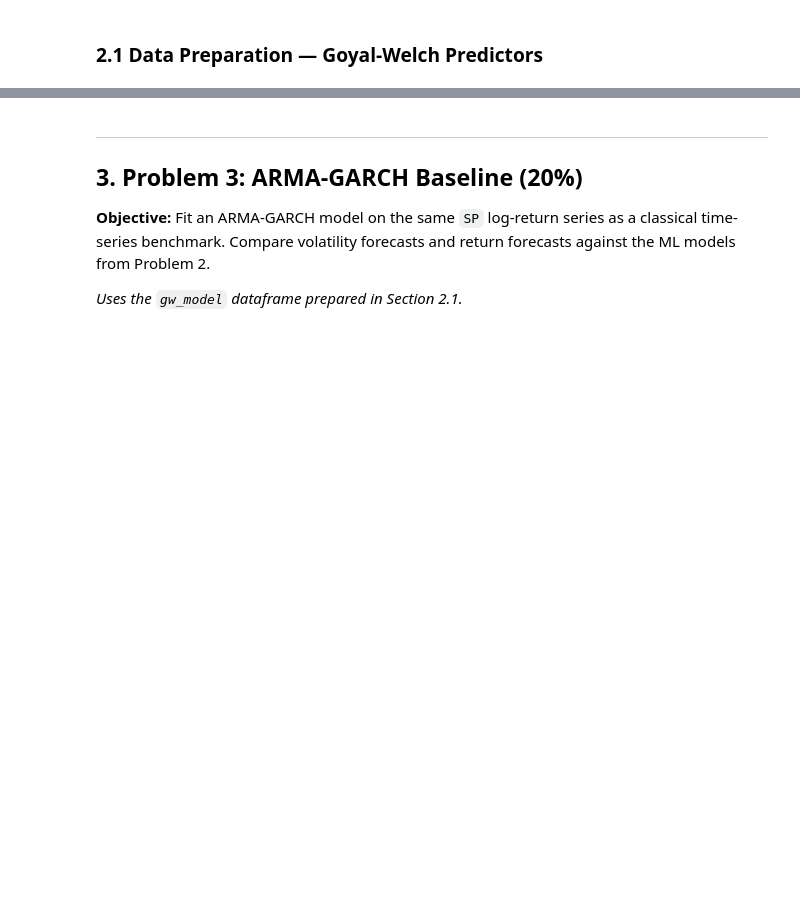
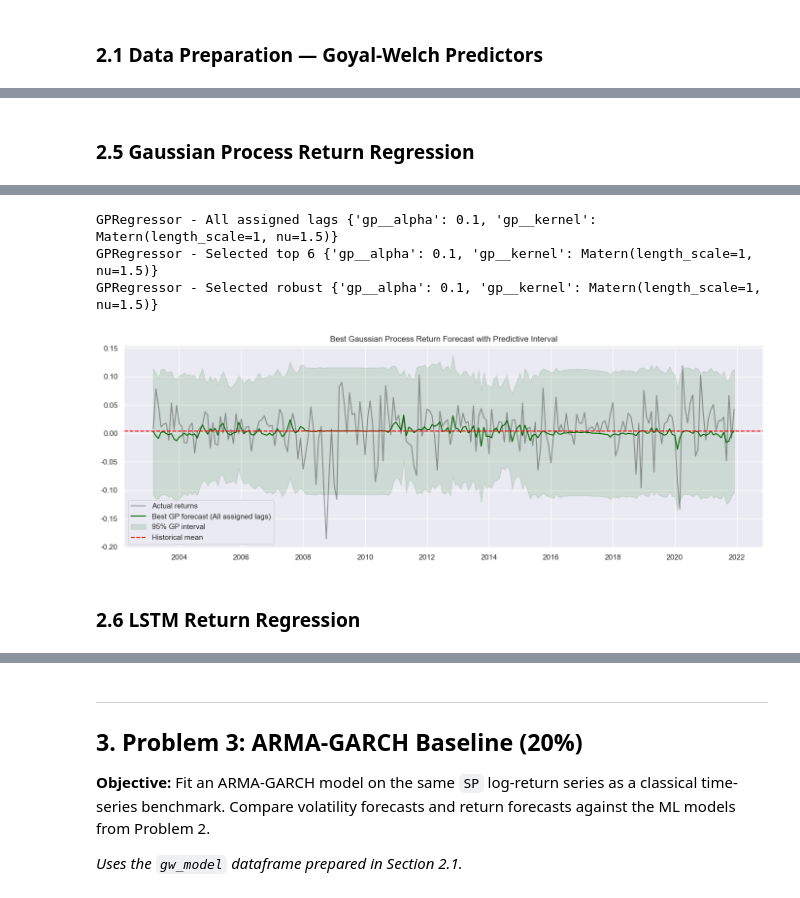
Before and after one commit to lucassalamancaf/ML_Finance, a Jupyter notebook: Hw1/HW1_Task1.ipynb, the cells around one changed output, grey strips where cells are left out. Saved outputs shown, nothing was run; the diff lists cells and outputs as text; code cells hidden in the pictures; blank space fills up the shorter version.

```diff
--- a/Hw1/HW1_Task1.ipynb
+++ b/Hw1/HW1_Task1.ipynb
@@ -1639,0 +992,69 @@ plt.show()
+# %% [markdown]
+### 2.5 Gaussian Process Return Regression
+# %%
+gp_results = []
+gp_predictions = {}
+gp_stds = {}
+
+gp_grid = [
+    {
+        'gp__kernel': [RBF(length_scale=1.0) + WhiteKernel(noise_level=0.1),
+                       RationalQuadratic(length_scale=1.0, alpha=1.0) + WhiteKernel(noise_level=0.1)],
+        'gp__alpha': [1e-6],
+    },
+    {
+        'gp__kernel': [RBF(length_scale=1.0), Matern(length_scale=1.0, nu=1.5)],
+        'gp__alpha': [1e-3, 1e-2, 1e-1],
+    },
+]
+
+gp_best_estimators = {}
+for fs_name, cols in feature_sets.items():
+    X_train = return_data['X_train_all'][cols]
+    X_test = return_data['X_test_all'][cols]
+    y_train = return_data['y_train']
+    y_test = return_data['y_test']
+
+    gp_pipe = Pipeline([
+        ('scaler', StandardScaler()),
+        ('gp', GaussianProcessRegressor(normalize_y=True, optimizer=None, random_state=RANDOM_STATE)),
+    ])
+    search = GridSearchCV(
+        gp_pipe,
+        param_grid=gp_grid,
+        cv=TimeSeriesSplit(n_splits=3),
+        scoring='neg_mean_squared_error',
+        n_jobs=1,
+        refit=True,
+    )
+    search.fit(X_train, y_train)
+    pred, std = search.best_estimator_.predict(X_test, return_std=True)
+    row = regression_metrics(f'GPRegressor - {fs_name}', y_test, pred, y_train.mean())
+    row['Best params'] = search.best_params_
+    row['Feature count'] = len(cols)
+    gp_results.append(row)
+    gp_predictions[fs_name] = pred
+    gp_stds[fs_name] = std
+    gp_best_estimators[fs_name] = search.best_estimator_
+
+gp_table = pd.DataFrame(gp_results).sort_values('Outperform mean %', ascending=False)
+display(gp_table.drop(columns=['Best params']).round(6))
+for row in gp_results:
+    print(row['model'], row['Best params'])
+
+best_gp_row = max(gp_results, key=lambda r: r['Outperform mean %'])
+best_gp_name = best_gp_row['model'].replace('GPRegressor - ', '')
+fig, ax = plt.subplots(figsize=(14, 5))
+test_dates = return_data['test']['Date']
+y_test = return_data['y_test']
+y_pred = gp_predictions[best_gp_name]
+y_std = gp_stds[best_gp_name]
+ax.plot(test_dates, y_test, label='Actual returns', color='black', alpha=0.35)
+ax.plot(test_dates, y_pred, label=f'Best GP forecast ({best_gp_name})', color='darkgreen')
+ax.fill_between(test_dates, y_pred - 1.96 * y_std, y_pred + 1.96 * y_std, color='darkgreen', alpha=0.12, label='95% GP interval')
+ax.axhline(return_data['y_train'].mean(), color='red', linestyle='--', label='Historical mean')
+ax.set_title('Best Gaussian Process Return Forecast with Predictive Interval')
+ax.legend()
+plt.tight_layout()
+plt.show()
+# %% [output]
@@ -1639,0 +1065,6 @@ plt.show()
+GPRegressor - All assigned lags {'gp__alpha': 0.1, 'gp__kernel': Matern(length_scale=1, nu=1.5)}
+GPRegressor - Selected top 6 {'gp__alpha': 0.1, 'gp__kernel': Matern(length_scale=1, nu=1.5)}
+GPRegressor - Selected robust {'gp__alpha': 0.1, 'gp__kernel': Matern(length_scale=1, nu=1.5)}
+[figure, added]
+# %% [markdown]
+### 2.6 LSTM Return Regression
```
Also changed, not shown: parts of 60 cells of this notebook, 7 other files.
